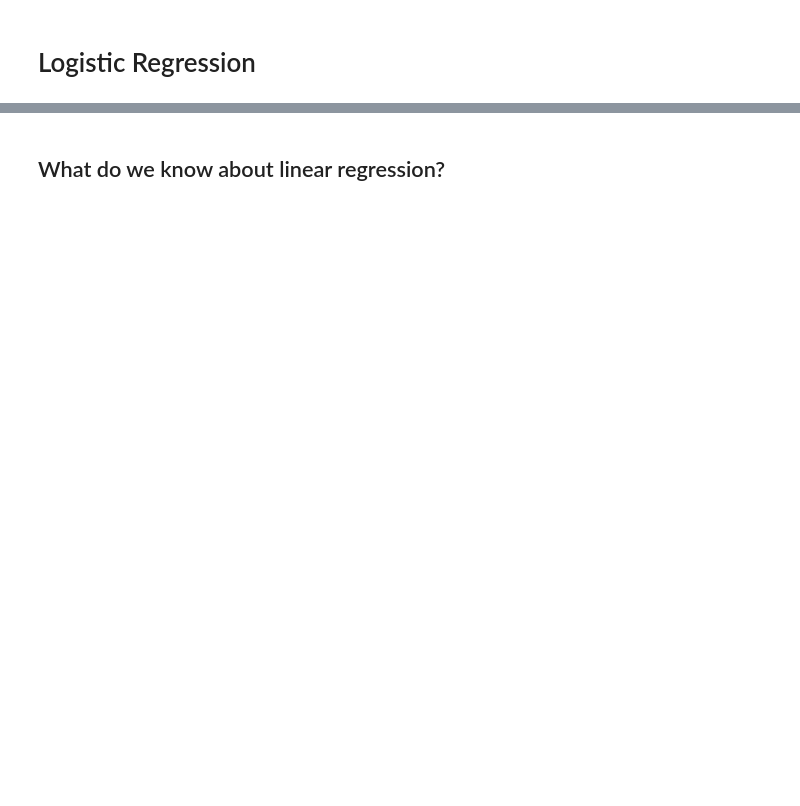
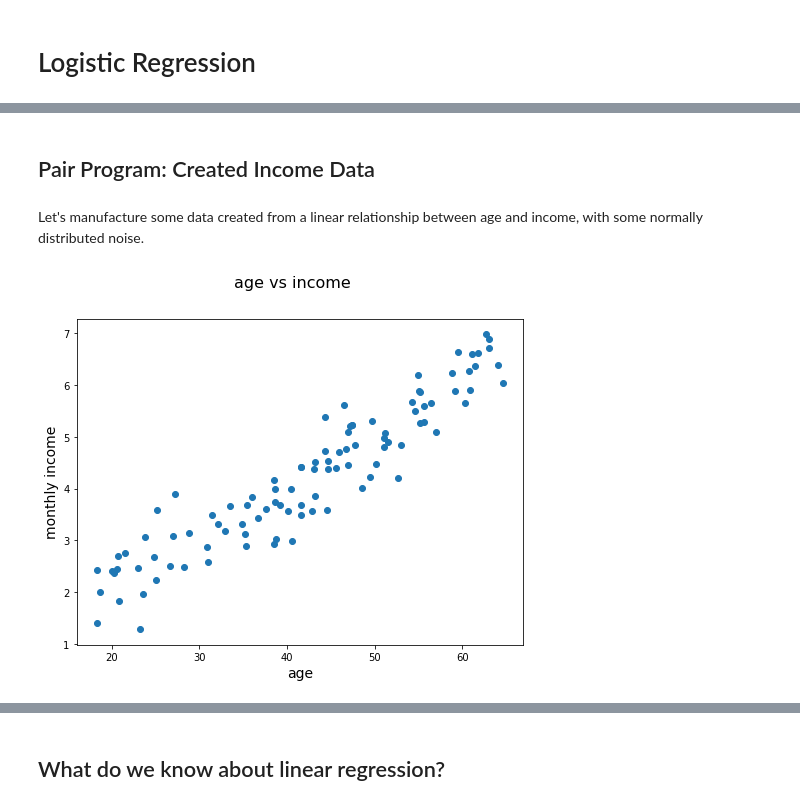
Before and after one commit to lecritch/logistic_sea-chi-ds, a Jupyter notebook: index.ipynb, the cells around one changed output, grey strips where cells are left out. Drawn from its saved outputs; the diff is of its cells as text; code cells hidden in the pictures; blank space fills up the shorter version.

```diff
--- a/index.ipynb
+++ b/index.ipynb
@@ -24,0 +128,25 @@ What problems can we forsee in this approach?
+# %% [markdown]
+## Pair Program: Created Income Data
+# %% [markdown]
+Let's manufacture some data created from a linear relationship between age and income, with some normally distributed noise.
+# %%
+# create data
+
+import pandas as pd
+import numpy as np
+import matplotlib.pyplot as plt
+
+np.random.seed(1234)
+
+age = np.random.uniform(18, 65, 100)
+income = np.random.normal(age/10, 0.5)
+age = age.reshape(-1,1)
+# %%
+fig = plt.figure(figsize=(8,6))
+fig.suptitle('age vs income', fontsize=16)
+plt.scatter(age, income)
+plt.xlabel("age", fontsize=14)
+plt.ylabel("monthly income", fontsize=14)
+plt.show()
+# %% [output]
+[figure, added]
```
Also changed, not shown: parts of 41 cells of this notebook, 9 other files.
